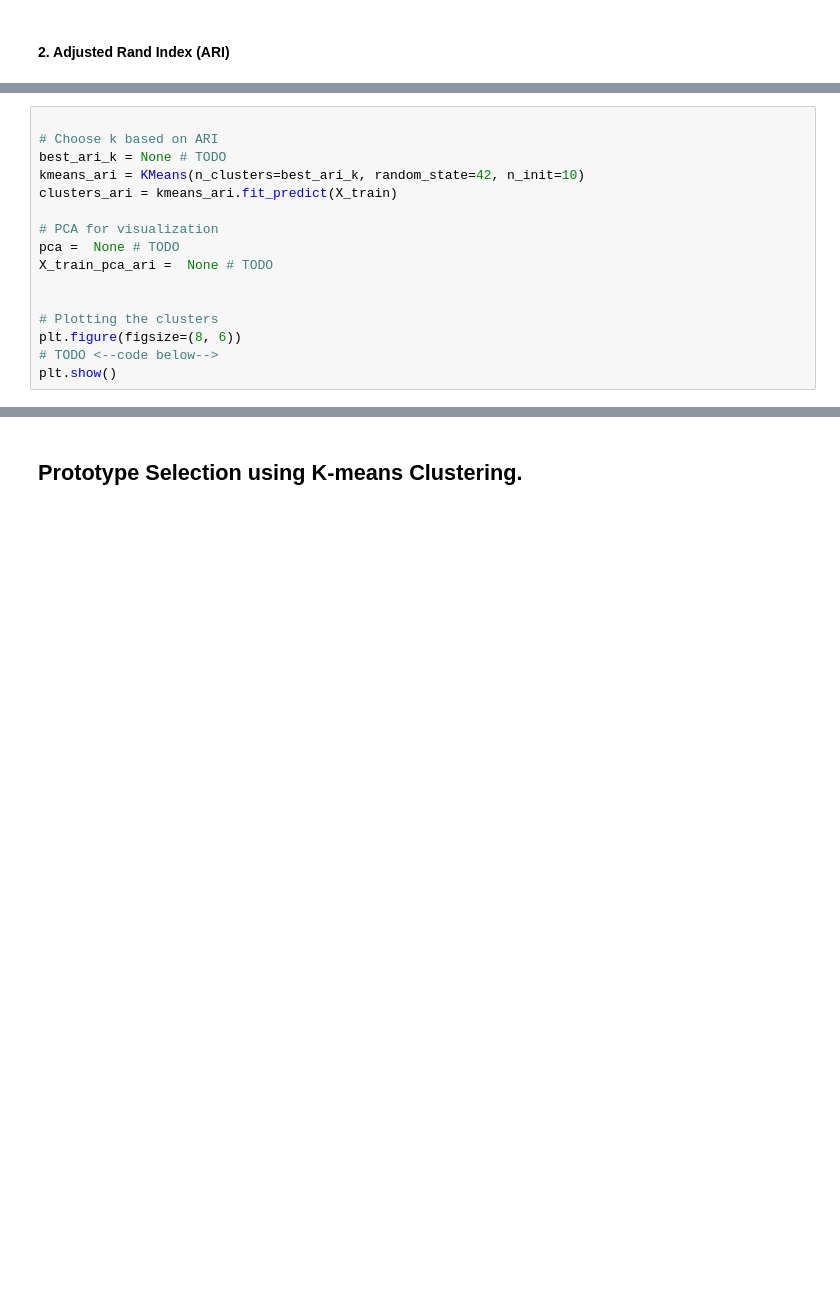
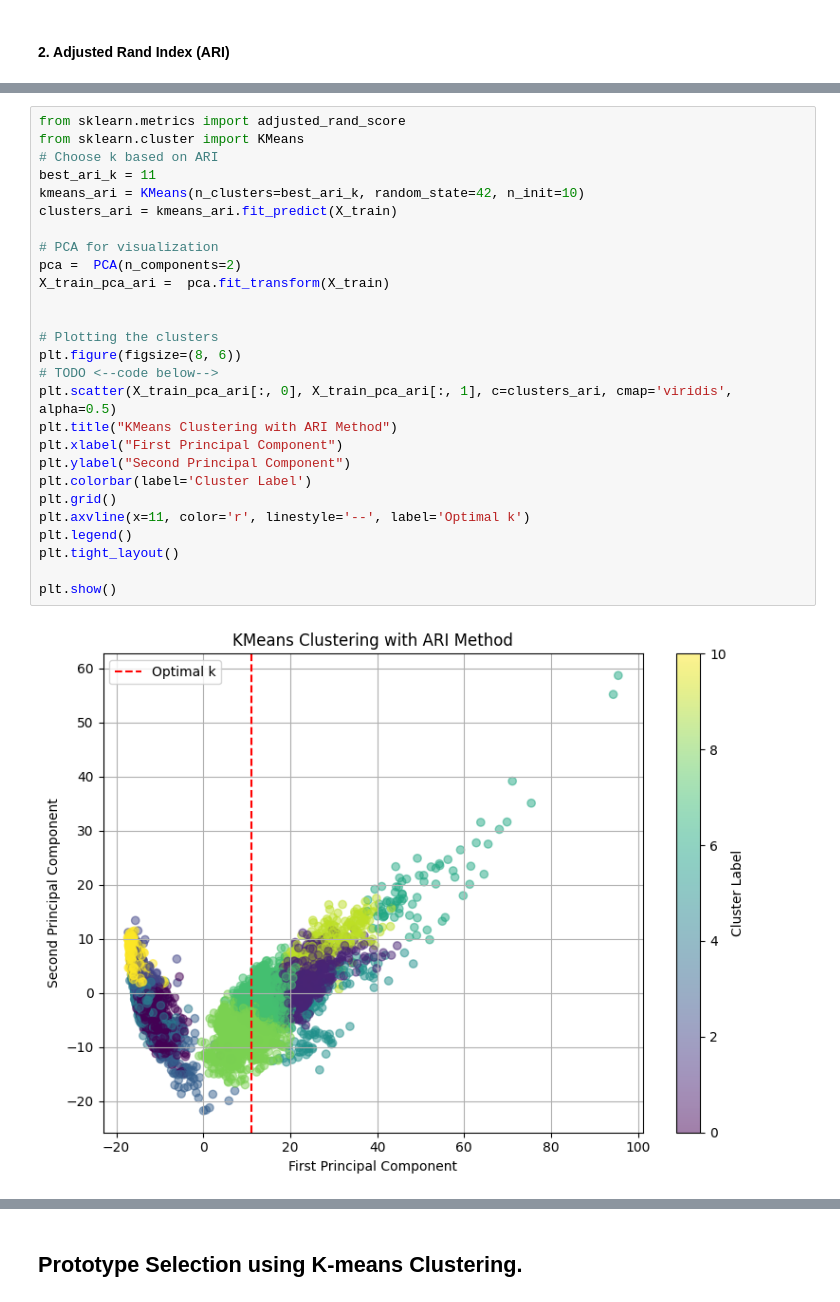
Before and after one commit to kkipngenokoech/MathsRequiredForAI, a Jupyter notebook: INTRO TO ML/HW4/q4.ipynb, the cells around one changed output, grey strips where cells are left out. Drawn from its saved outputs; the diff is of its cells as text; blank space fills up the shorter version.

```diff
--- a/INTRO TO ML/HW4/q4.ipynb
+++ b/INTRO TO ML/HW4/q4.ipynb
@@ -259,16 +301,29 @@ plt.show()
 # %%
-
+from sklearn.metrics import adjusted_rand_score
+from sklearn.cluster import KMeans
 # Choose k based on ARI
-best_ari_k = None # TODO
+best_ari_k = 11
 kmeans_ari = KMeans(n_clusters=best_ari_k, random_state=42, n_init=10)
 clusters_ari = kmeans_ari.fit_predict(X_train)
 
 # PCA for visualization
-pca =  None # TODO
-X_train_pca_ari =  None # TODO
+pca =  PCA(n_components=2)
+X_train_pca_ari =  pca.fit_transform(X_train)
 
 
 # Plotting the clusters
 plt.figure(figsize=(8, 6))
 # TODO <--code below-->
+plt.scatter(X_train_pca_ari[:, 0], X_train_pca_ari[:, 1], c=clusters_ari, cmap='viridis', alpha=0.5)
+plt.title("KMeans Clustering with ARI Method")
+plt.xlabel("First Principal Component")
+plt.ylabel("Second Principal Component")
+plt.colorbar(label='Cluster Label')
+plt.grid()
+plt.axvline(x=11, color='r', linestyle='--', label='Optimal k')
+plt.legend()
+plt.tight_layout()
+
 plt.show()
+# %% [output]
+[figure, added]
```
Also changed, not shown: parts of 7 cells of this notebook.
